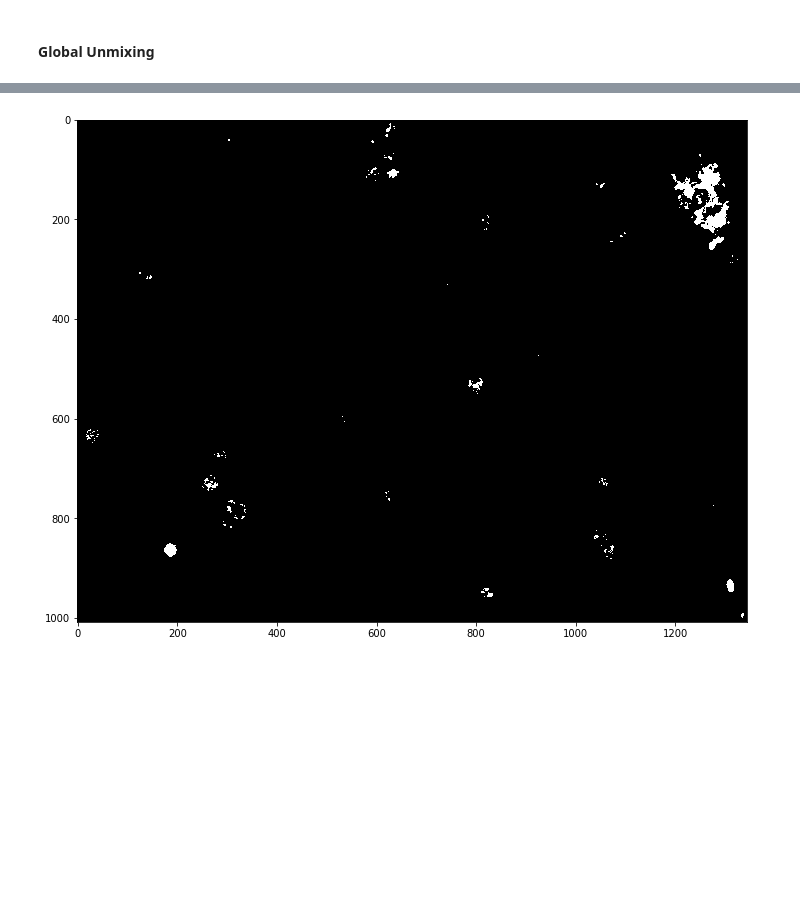
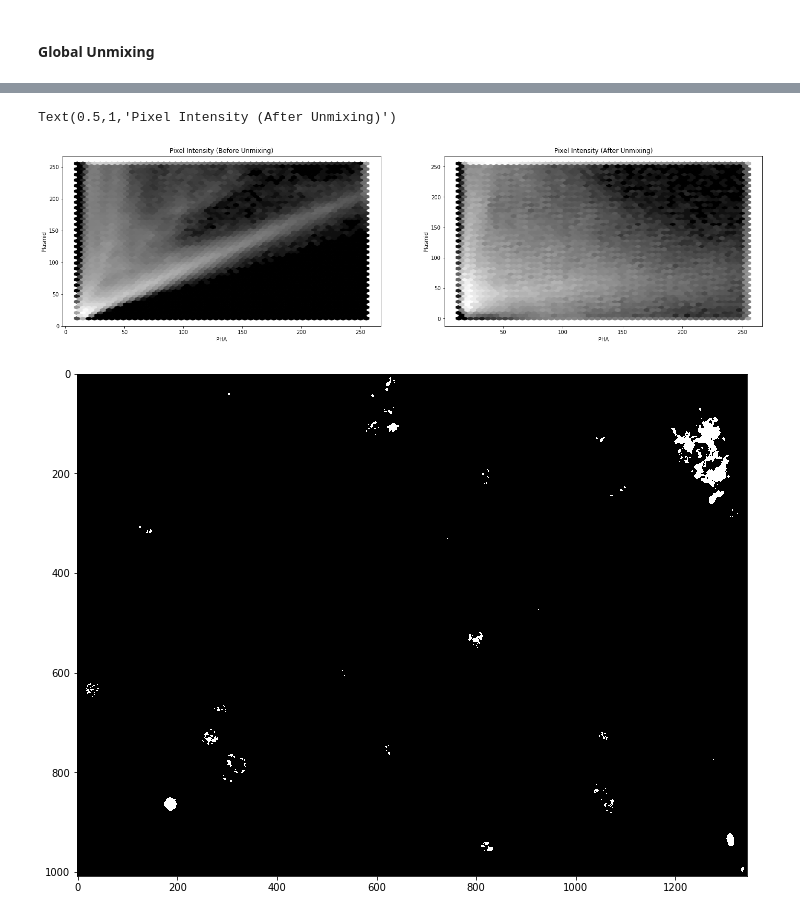
Before and after one commit to hammerlab/cytokit, a Jupyter notebook: python/notebooks/dev/spectral_unmixing.ipynb, the cells around one changed output, grey strips where cells are left out. Drawn from its saved outputs; the diff is of its cells as text; code cells hidden in the pictures; blank space fills up the shorter version.

Commit message:
Adding improvements to spot detection and spectral unmixing

```diff
--- a/python/notebooks/dev/spectral_unmixing.ipynb
+++ b/python/notebooks/dev/spectral_unmixing.ipynb
@@ -157,3 +186,17 @@ plot_img(res[..., 2:4], rng=[0, 25])
+# %%
+fig, ax = plt.subplots(1, 2)
+fig.set_size_inches(24, 6)
+ax[0].hexbin(img[..., 1].ravel(), img[..., 2].ravel(), bins='log', gridsize=50)
+ax[1].hexbin(res[..., 1].ravel(), res[..., 2].ravel(), bins='log', gridsize=50)
+ax[0].set_xlabel('PHA')
+ax[1].set_xlabel('PHA')
+ax[0].set_ylabel('Plasmid')
+ax[1].set_ylabel('Plasmid')
+ax[0].set_title('Pixel Intensity (Before Unmixing)')
+ax[1].set_title('Pixel Intensity (After Unmixing)')
+# %% [output]
+Text(0.5,1,'Pixel Intensity (After Unmixing)')
+[figure, added]
 # %%
 from skimage import filters
 #plt.imshow(filters.threshold_otsu(res[..., 3]))
```
Also changed, not shown: parts of 29 cells of this notebook, 13 other files.
